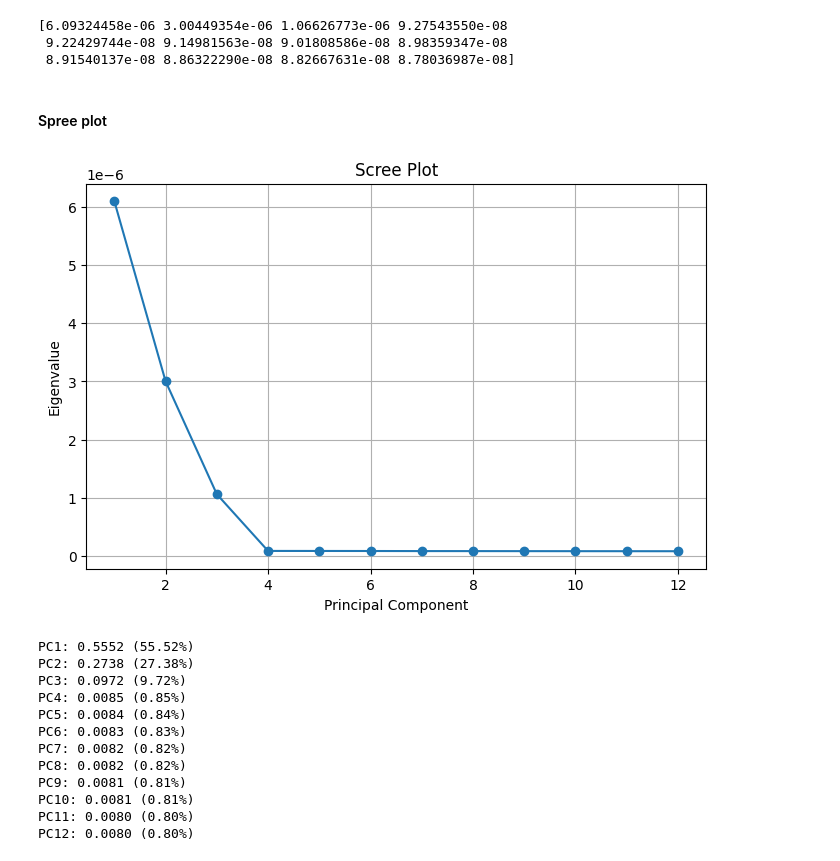
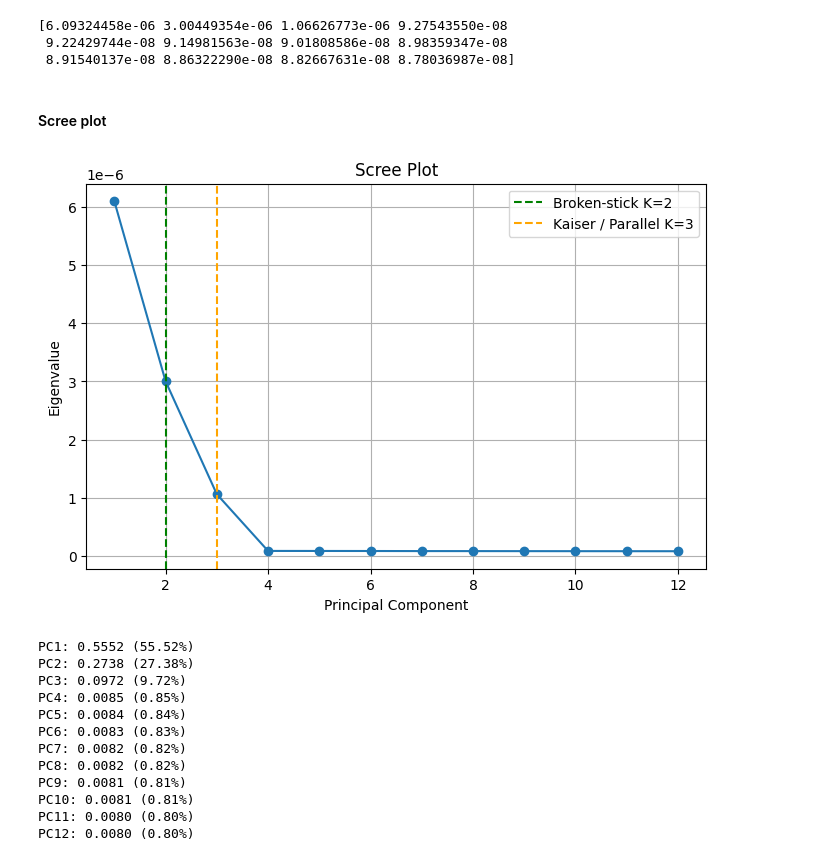
Before and after one commit to tiya27/The-Phantom-Lattice, a Jupyter notebook: Part1/part1.ipynb, the cells around one changed output. Saved outputs shown, nothing was run; the diff lists cells and outputs as text; code cells hidden in the pictures.

```diff
--- a/Task1/task1.ipynb
+++ b/Part1/part1.ipynb
@@ -82,24 +87,30 @@ print(eigenvalues)
  9.22429744e-08 9.14981563e-08 9.01808586e-08 8.98359347e-08
  8.91540137e-08 8.86322290e-08 8.82667631e-08 8.78036987e-08]
 # %% [markdown]
-#### Spree plot
+#### Scree plot
 # %%
 plt.figure(figsize=(8,5))
 
 plt.plot(
     range(1, len(eigenvalues)+1),
     eigenvalues,
     marker='o'
 )
 
 plt.xlabel("Principal Component")
 plt.ylabel("Eigenvalue")
 plt.title("Scree Plot")
 plt.grid(True)
 
+# Annotate criterion cutoffs (populated after criteria are computed below;
+# re-run cell 12 after cell 21 to see the vertical lines)
+plt.axvline(x=2, color='green',  linestyle='--', label='Broken-stick K=2')
+plt.axvline(x=3, color='orange', linestyle='--', label='Kaiser / Parallel K=3')
+plt.legend()
+
 plt.show()
 # %% [output]
-[figure, old version]
+[figure, new version]
 # %%
 explained_ratio = pca_mon.explained_variance_ratio_
 
```
Also changed, not shown: parts of 27 cells of this notebook.
